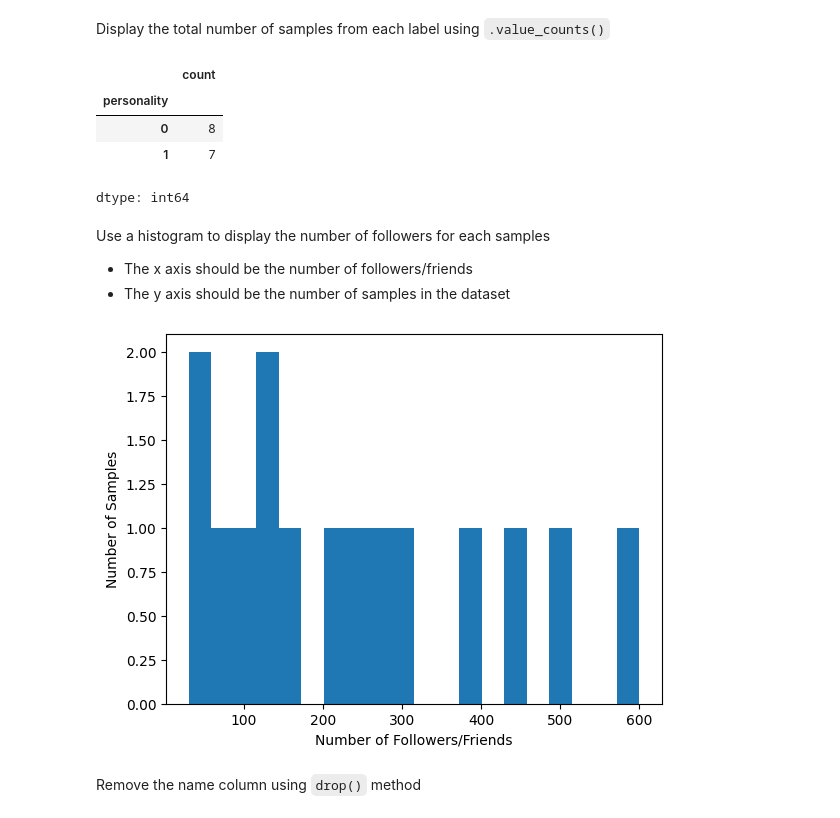
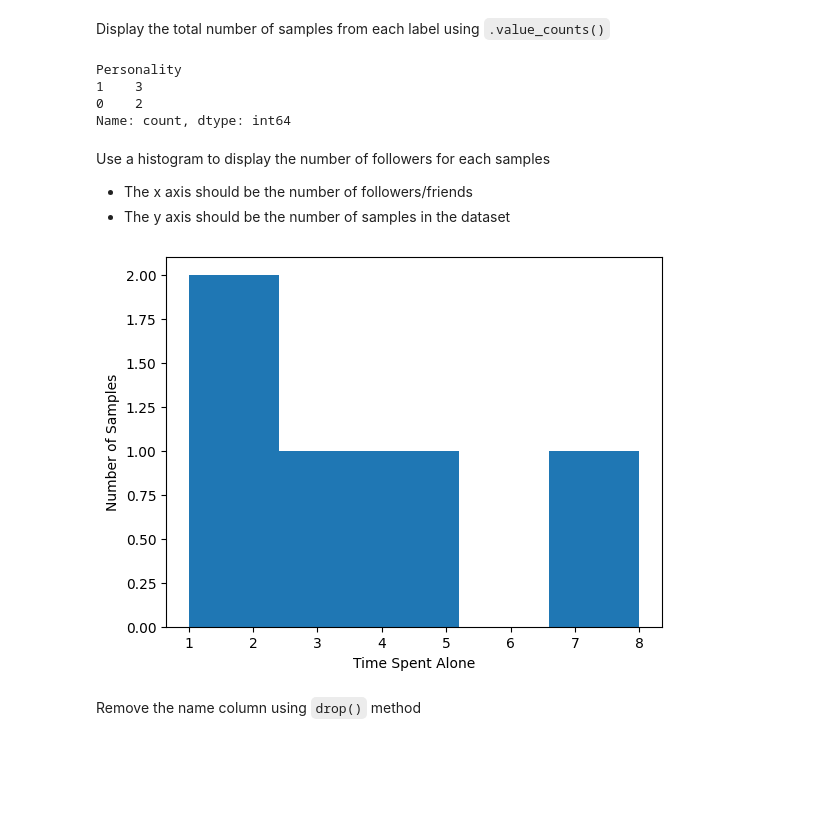
Before and after one commit to Krdusk/CCMACLRL_COM242, a Jupyter notebook: Santos_Activity 1.ipynb, the cells around one changed output. Drawn from its saved outputs; the diff is of its cells as text; code cells hidden in the pictures; blank space fills up the shorter version.

```diff
--- a/Santos_Activity 1.ipynb
+++ b/Santos_Activity 1.ipynb
@@ -72,26 +141,23 @@ memory usage: 612.0+ bytes
 # %% [markdown]
 Display the total number of samples from each label using `.value_counts()`
-# %%
-df["personality"].value_counts()
-# %% [output]
-|  | count |
-| personality |  |
-| 0 | 8 |
-| 1 | 7 |
-dtype: int64
+# %%
+print(df["Personality"].value_counts())
+# %% [output]
+Personality
+1    3
+0    2
+Name: count, dtype: int64
 # %% [markdown]
 Use a histogram to display the number of followers for each samples
  - The x axis should be the number of followers/friends
  - The y axis should be the number of samples in the dataset
 # %%
-import matplotlib.pyplot as plt
-
-plt.hist(df["followers"], bins=20)
-plt.xlabel("Number of Followers/Friends")
+plt.hist(df["Time_spent_Alone"], bins=5)
+plt.xlabel("Time Spent Alone")
 plt.ylabel("Number of Samples")
 plt.show()
 # %% [output]
-[figure, old version]
+[figure, new version]
 # %% [markdown]
 Remove the name column using `drop()` method
 # %%
```
Also changed, not shown: parts of 15 cells of this notebook.
